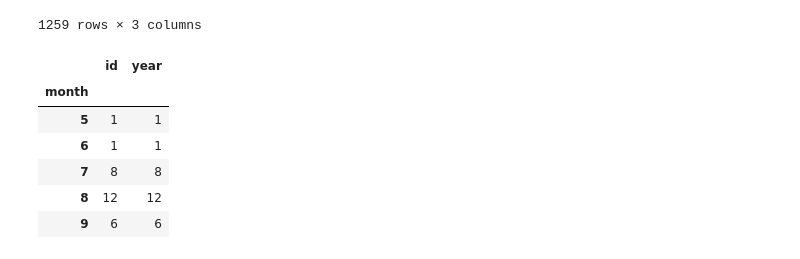
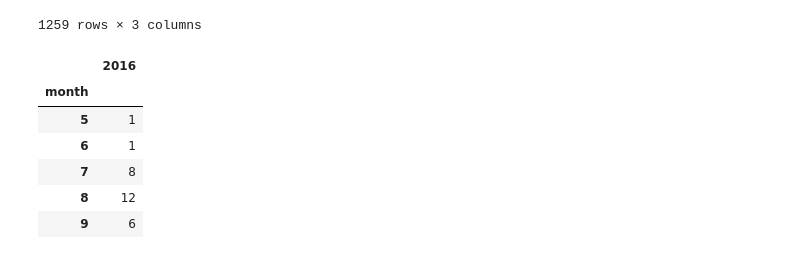
Before and after one commit to swdrich/monarch-migrations, a Jupyter notebook: Monarch Migrations.ipynb, the cells around one changed output. Cells and saved outputs as stored; diff of their text form; code cells hidden in the pictures.

```diff
--- a/Monarch Migrations.ipynb
+++ b/Monarch Migrations.ipynb
@@ -140,17 +140,19 @@ monarch_by_month
 # %%
 # 2016
 
 monarch_2016 = monarch_by_month.loc[monarch_by_month.year == 2016]
 monarch_2016 = monarch_2016.groupby(monarch_2016["month"]).count()
+monarch_2016 = monarch_2016.drop(columns="id")
+monarch_2016.rename(columns = {"year" : "2016"}, inplace=True)
 monarch_2016
 # %% [output]
-|  | id | year |
-| month |  |  |
-| 5 | 1 | 1 |
-| 6 | 1 | 1 |
-| 7 | 8 | 8 |
-| 8 | 12 | 12 |
-| 9 | 6 | 6 |
+|  | 2016 |
+| month |  |
+| 5 | 1 |
+| 6 | 1 |
+| 7 | 8 |
+| 8 | 12 |
+| 9 | 6 |
 # %%
 # 2017
 
```
Also changed, not shown: parts of 7 cells of this notebook, 1 other file.
